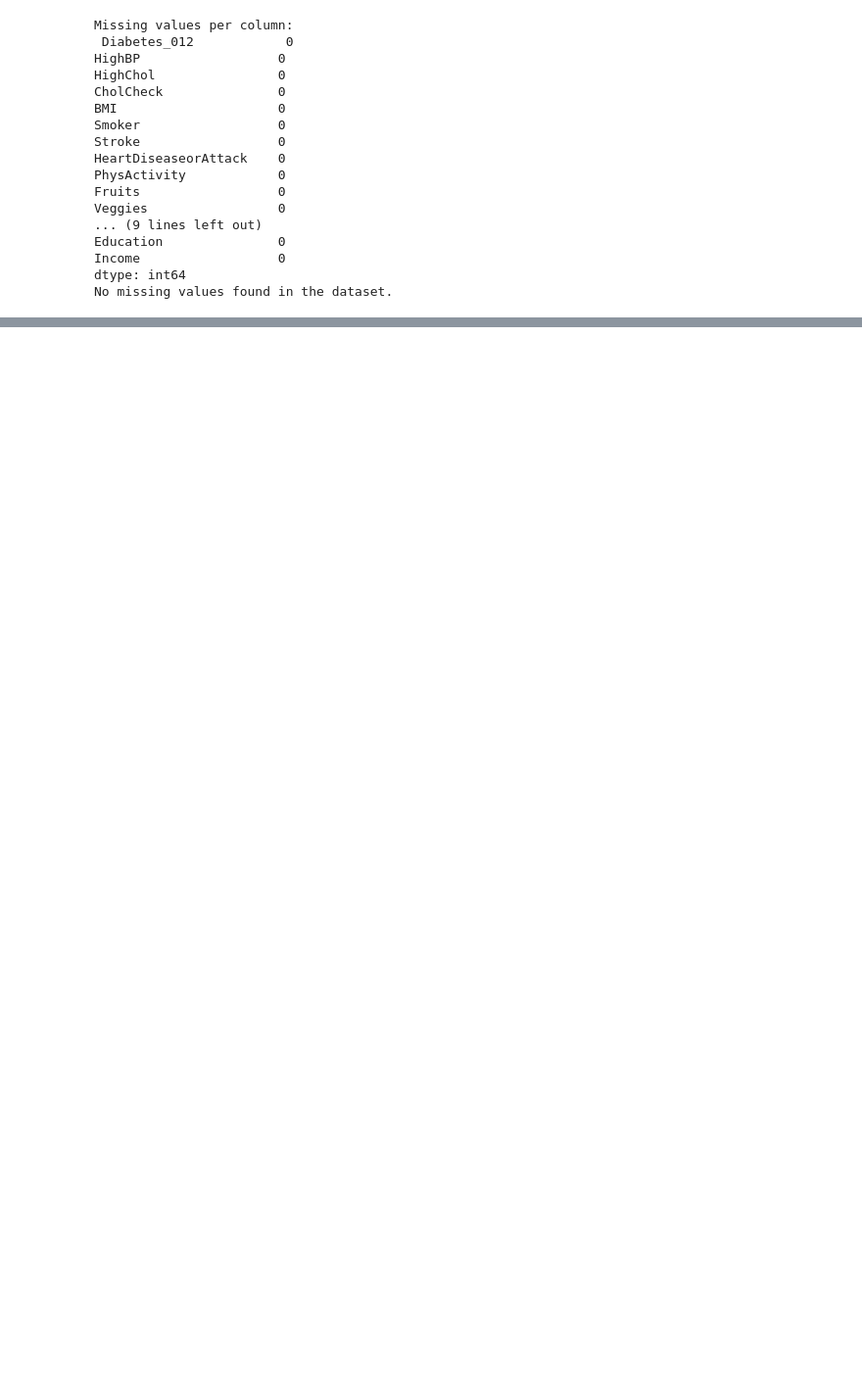
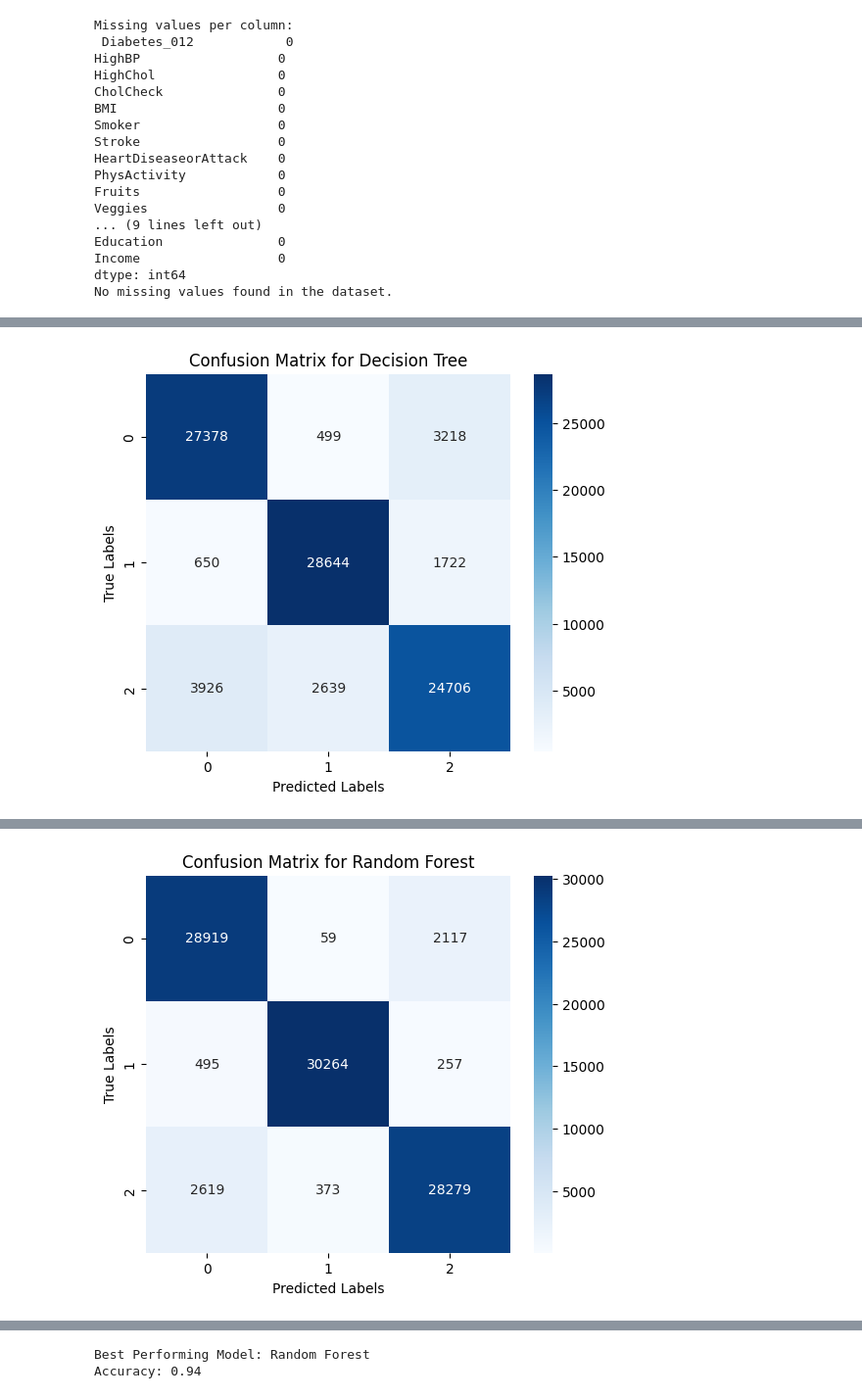
Before and after one commit to Anndischeh/Introduction-to-AI-Coursework, a Jupyter notebook: Final_code.ipynb, the cells around one changed output, grey strips where cells are left out. Shown at 98% size. Cells and saved outputs as stored; diff of their text form; code cells hidden in the pictures; blank space fills up the shorter version.

```diff
--- a/Final_code.ipynb
+++ b/Final_code.ipynb
@@ -264,17 +200,0 @@ In this step, we implement a **Random Forest Classifier** with hyperparameter tu
-# %%
-# Random Forest Model
-# Import necessary libraries
-from sklearn.ensemble import RandomForestClassifier
-from sklearn.model_selection import GridSearchCV
-
-param_grid_rf = {
-    'n_estimators': [10, 20, 30],
-    'max_depth': [10, 20, 30],
-    'min_samples_split': [2, 5, 10],
-    'min_samples_leaf': [1, 2, 4],
-}
-rf_model = RandomForestClassifier(random_state=42, n_jobs=-1)
-grid_rf = GridSearchCV(rf_model, param_grid_rf, cv=3, n_jobs=-1, scoring='accuracy')
-grid_rf.fit(X_train, y_train)
-best_rf = grid_rf.best_estimator_
-print(f"Best Parameters: {grid_rf.best_params_}")
@@ -595,0 +366,59 @@ weighted avg       0.73      0.73      0.72    128222
+# %%
+# Import necessary libraries for metrics
+from sklearn.metrics import classification_report, confusion_matrix, accuracy_score
+import seaborn as sns
+import matplotlib.pyplot as plt
+
+# Function to plot confusion matrix as a heatmap
+def plot_confusion_matrix(cm, title):
+    plt.figure(figsize=(6, 5))
+    sns.heatmap(cm, annot=True, fmt='d', cmap='Blues', xticklabels=[0, 1, 2], yticklabels=[0, 1, 2])
+    plt.title(f"Confusion Matrix for {title}")
+    plt.xlabel("Predicted Labels")
+    plt.ylabel("True Labels")
+    plt.show()
+
+# Store results for each model
+model_results = {}
+
+# Decision Tree
+y_pred_dt_tuned = best_dt.predict(X_test)
+model_results["Decision Tree"] = {
+    "Accuracy": accuracy_score(y_test, y_pred_dt_tuned),
+    "Classification Report": classification_report(y_test, y_pred_dt_tuned, output_dict=True),
+    "Confusion Matrix": confusion_matrix(y_test, y_pred_dt_tuned)
+}
+
+# Random Forest
+y_pred_rf_tuned = best_rf.predict(X_test)
+model_results["Random Forest"] = {
+    "Accuracy": accuracy_score(y_test, y_pred_rf_tuned),
+    "Classification Report": classification_report(y_test, y_pred_rf_tuned, output_dict=True),
+    "Confusion Matrix": confusion_matrix(y_test, y_pred_rf_tuned)
+}
+
+# K-Nearest Neighbors (KNN)
+y_pred_knn_tuned = best_knn.predict(X_test)
+model_results["KNN"] = {
+    "Accuracy": accuracy_score(y_test, y_pred_knn_tuned),
+    "Classification Report": classification_report(y_test, y_pred_knn_tuned, output_dict=True),
+    "Confusion Matrix": confusion_matrix(y_test, y_pred_knn_tuned)
+}
+
+# Print results and plot confusion matrices for all models
+for model_name, metrics in model_results.items():
+    print(f"\n--- {model_name} ---")
+    print(f"Accuracy: {metrics['Accuracy']:.2f}")
+    print("Classification Report:")
+    print(pd.DataFrame(metrics["Classification Report"]).transpose())
+    plot_confusion_matrix(metrics["Confusion Matrix"], model_name)
+
+# Determine the best-performing model based on accuracy
+best_model = max(model_results.items(), key=lambda x: x[1]["Accuracy"])
+best_model_name = best_model[0]
+best_model_accuracy = best_model[1]["Accuracy"]
+
+# Print the best-performing model
+print(f"\nBest Performing Model: {best_model_name}")
+print(f"Accuracy: {best_model_accuracy:.2f}")
+# %% [output]
@@ -595,0 +435 @@ weighted avg       0.73      0.73      0.72    128222
+[figure, added]
@@ -595,0 +446 @@ weighted avg       0.73      0.73      0.72    128222
+[figure, added]
@@ -595,0 +458,2 @@ weighted avg       0.73      0.73      0.72    128222
+Best Performing Model: Random Forest
+Accuracy: 0.94
```
Also changed, not shown: parts of 30 cells of this notebook.
